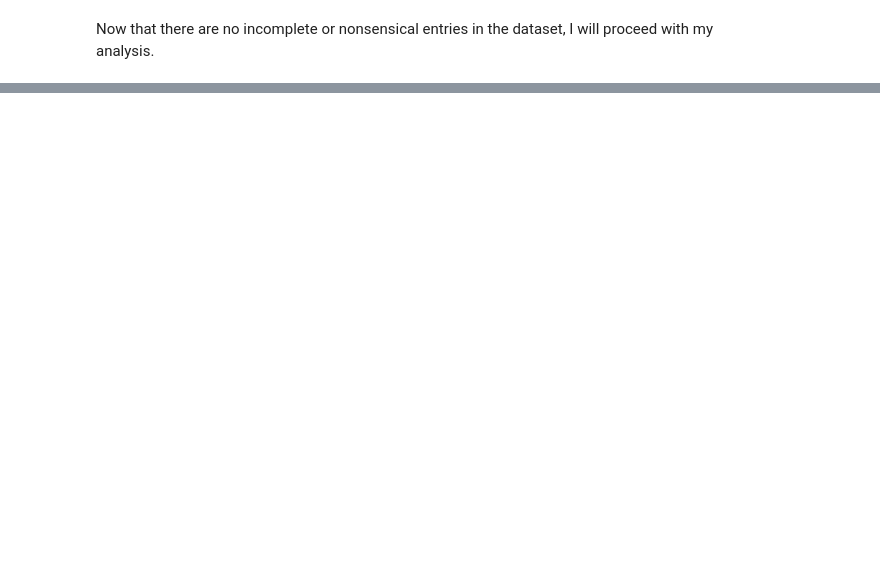
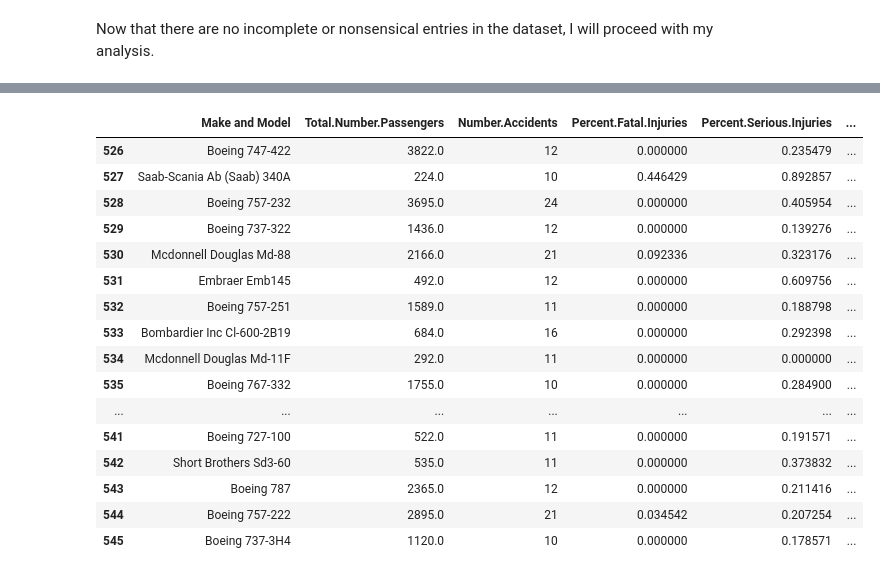
Before and after one commit to ccsurratt/dsc-phase-1-project-v3, a Jupyter notebook: student.ipynb, the cells around one changed output, grey strips where cells are left out. Drawn from its saved outputs; the diff is of its cells as text; code cells hidden in the pictures; blank space fills up the shorter version.

```diff
--- a/student.ipynb
+++ b/student.ipynb
@@ -378,0 +378,5 @@ Now that there are no incomplete or nonsensical entries in the dataset, I will p
+# %%
+#created a new dataframe with the total number of accidents for each make and model
+number_accidents = df.groupby('Make and Model')['Event.Id'].count().reset_index()
+number_accidents.rename(columns={'Event.Id': 'Number.Accidents'}, inplace=True)
+number_accidents.head()
@@ -378,0 +435,22 @@ Now that there are no incomplete or nonsensical entries in the dataset, I will p
+# %%
+accidents_subset.sort_values('Percent.Uninjured', inplace=True)
+accidents_subset.reset_index(inplace=True, drop=True)
+accidents_subset.tail(20)
+# %% [output]
+|  | Make and Model | Total.Number.Passengers | Number.Accidents | Percent.Fatal.Injuries | Percent.Serious.Injuries | ... |
+| 526 | Boeing 747-422 | 3822.0 | 12 | 0.000000 | 0.235479 | ... |
+| 527 | Saab-Scania Ab (Saab) 340A | 224.0 | 10 | 0.446429 | 0.892857 | ... |
+| 528 | Boeing 757-232 | 3695.0 | 24 | 0.000000 | 0.405954 | ... |
+| 529 | Boeing 737-322 | 1436.0 | 12 | 0.000000 | 0.139276 | ... |
+| 530 | Mcdonnell Douglas Md-88 | 2166.0 | 21 | 0.092336 | 0.323176 | ... |
+| 531 | Embraer Emb145 | 492.0 | 12 | 0.000000 | 0.609756 | ... |
+| 532 | Boeing 757-251 | 1589.0 | 11 | 0.000000 | 0.188798 | ... |
+| 533 | Bombardier Inc Cl-600-2B19 | 684.0 | 16 | 0.000000 | 0.292398 | ... |
+| 534 | Mcdonnell Douglas Md-11F | 292.0 | 11 | 0.000000 | 0.000000 | ... |
+| 535 | Boeing 767-332 | 1755.0 | 10 | 0.000000 | 0.284900 | ... |
+| ... | ... | ... | ... | ... | ... | ... |
+| 541 | Boeing 727-100 | 522.0 | 11 | 0.000000 | 0.191571 | ... |
+| 542 | Short Brothers Sd3-60 | 535.0 | 11 | 0.000000 | 0.373832 | ... |
+| 543 | Boeing 787 | 2365.0 | 12 | 0.000000 | 0.211416 | ... |
+| 544 | Boeing 757-222 | 2895.0 | 21 | 0.034542 | 0.207254 | ... |
+| 545 | Boeing 737-3H4 | 1120.0 | 10 | 0.000000 | 0.178571 | ... |
```
Also changed, not shown: parts of 33 cells of this notebook.
